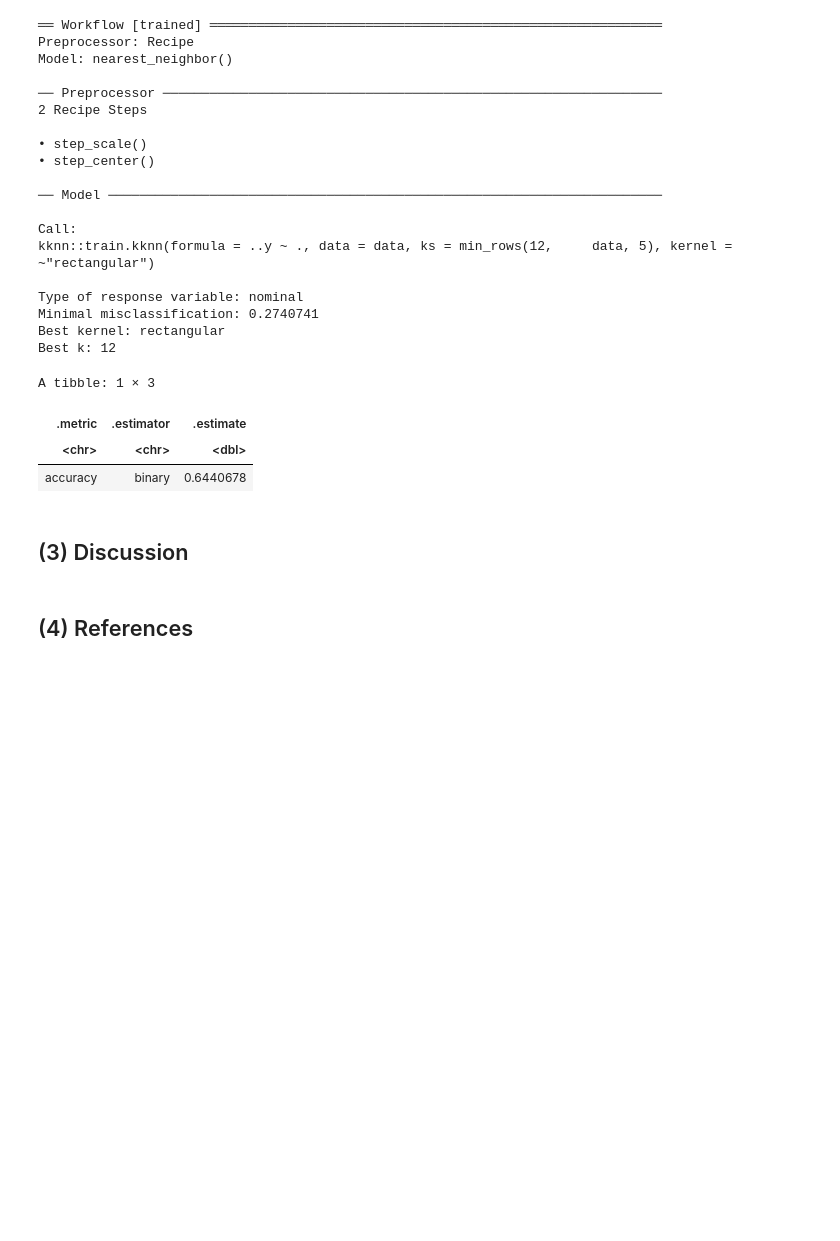
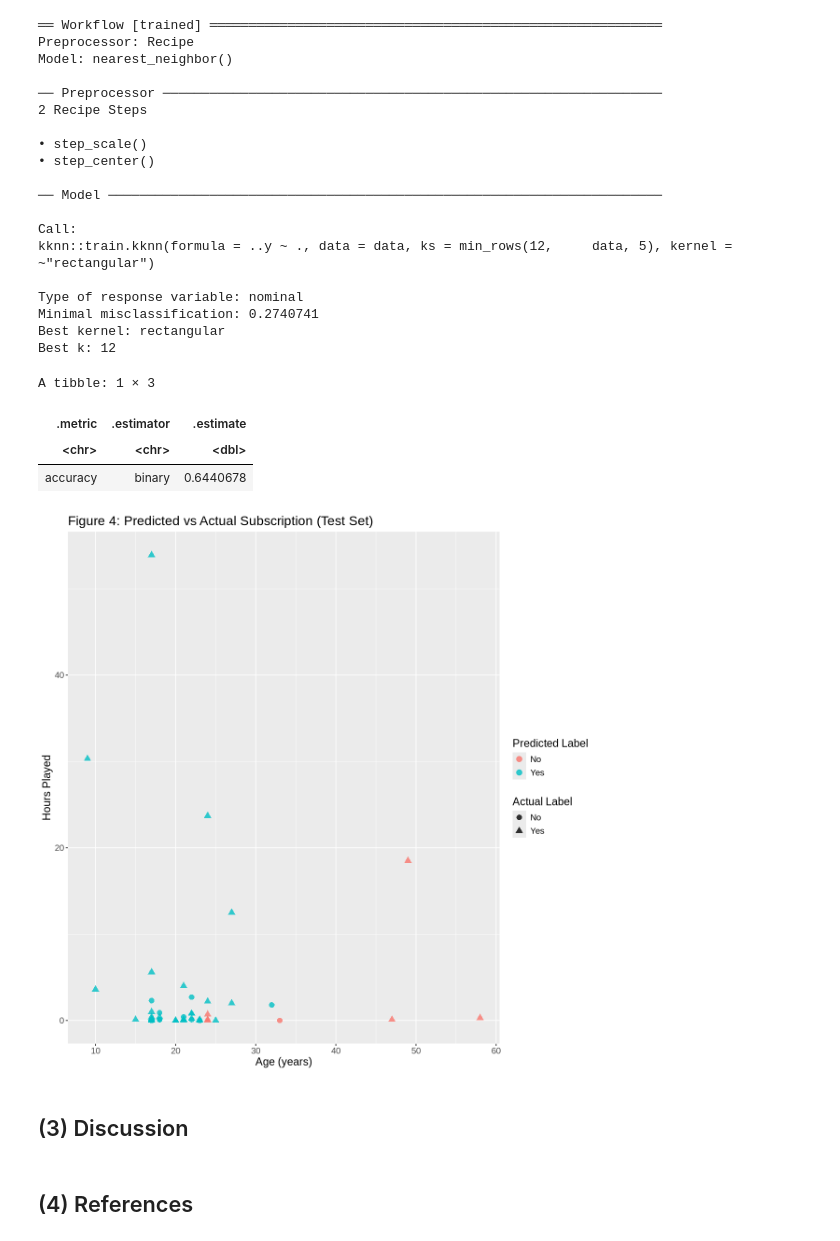
Before and after one commit to jvpmyn3/dsci_group_project, a Jupyter notebook: project.ipynb, the cells around one changed output. Saved outputs shown, nothing was run; the diff lists cells and outputs as text; code cells hidden in the pictures; blank space fills up the shorter version.

Commit message:
Add visualization

```diff
--- a/project.ipynb
+++ b/project.ipynb
@@ -259,6 +277,27 @@ A tibble: 1 × 3
 | .metric | .estimator | .estimate |
 | <chr> | <chr> | <dbl> |
 | accuracy | binary | 0.6440678 |
+# %%
+# create a tibble comparing actual vs predicted
+players_test_plot <- players_test |>
+  select(Age, played_hours, subscribe) |>
+  mutate(predicted = players_predict$.pred_class)
+
+# scatterplot: Age vs Hours, colored by predicted label, shape by actual label
+figure4_plot <- ggplot(players_test_plot, aes(x = Age, y = played_hours)) +
+  geom_point(aes(color = predicted, shape = subscribe), size = 3, alpha = 0.8) +
+  labs(
+    title = "Figure 4: Predicted vs Actual Subscription (Test Set)",
+    x = "Age (years)",
+    y = "Hours Played",
+    color = "Predicted Label",
+    shape = "Actual Label"
+  ) +
+  theme(text = element_text(size = 14))
+
+figure4_plot
+# %% [output]
+[figure, added]
 # %% [markdown]
 ## (3) Discussion
 # %% [markdown]
```
Also changed, not shown: parts of 2 cells of this notebook.
